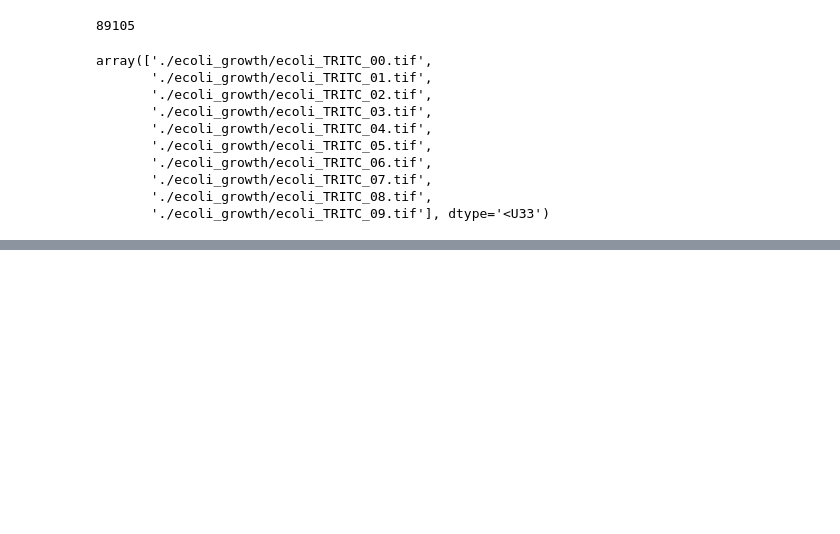
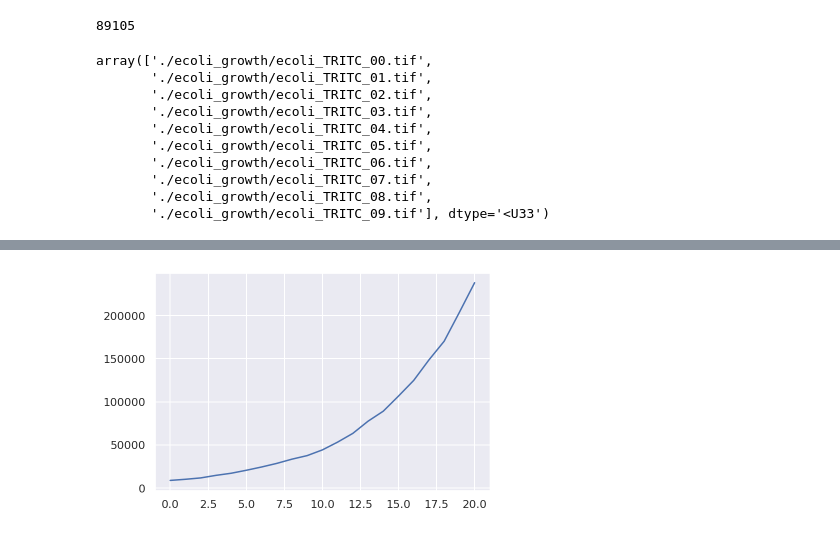
Before and after one commit to jqwhite/PhysBioCell, a Jupyter notebook: 1_2_bacterial_growth.ipynb, the cells around one changed output, grey strips where cells are left out. Drawn from its saved outputs; the diff is of its cells as text; code cells hidden in the pictures; blank space fills up the shorter version.

```diff
--- a/1_2_bacterial_growth.ipynb
+++ b/1_2_bacterial_growth.ipynb
@@ -147,3 +147,17 @@ array(['./ecoli_growth/ecoli_TRITC_00.tif',
        './ecoli_growth/ecoli_TRITC_07.tif',
        './ecoli_growth/ecoli_TRITC_08.tif',
        './ecoli_growth/ecoli_TRITC_09.tif'], dtype='<U33')
+# %%
+def process_image_file(image_file):
+
+  im        = skimage.io.imread(image_file)
+  im_norm   = (im-np.min(im)) / (np.max(im) - np.min(im))
+  threshold = skimage.filters.threshold_minimum(im_norm)
+  im_thresh = np.where((im_norm < threshold), 0,1)
+  # plot_image(im_thresh)
+  area      = np.sum(im_thresh)
+
+  return area
+# %%
+growth = [process_image_file(file) for file in sorted_files]
+growth
@@ -149,0 +182,4 @@ array(['./ecoli_growth/ecoli_TRITC_00.tif',
+# %%
+plt.plot(growth);
+# %% [output]
+[figure, added]
```
Also changed, not shown: parts of 1 cell of this notebook.
